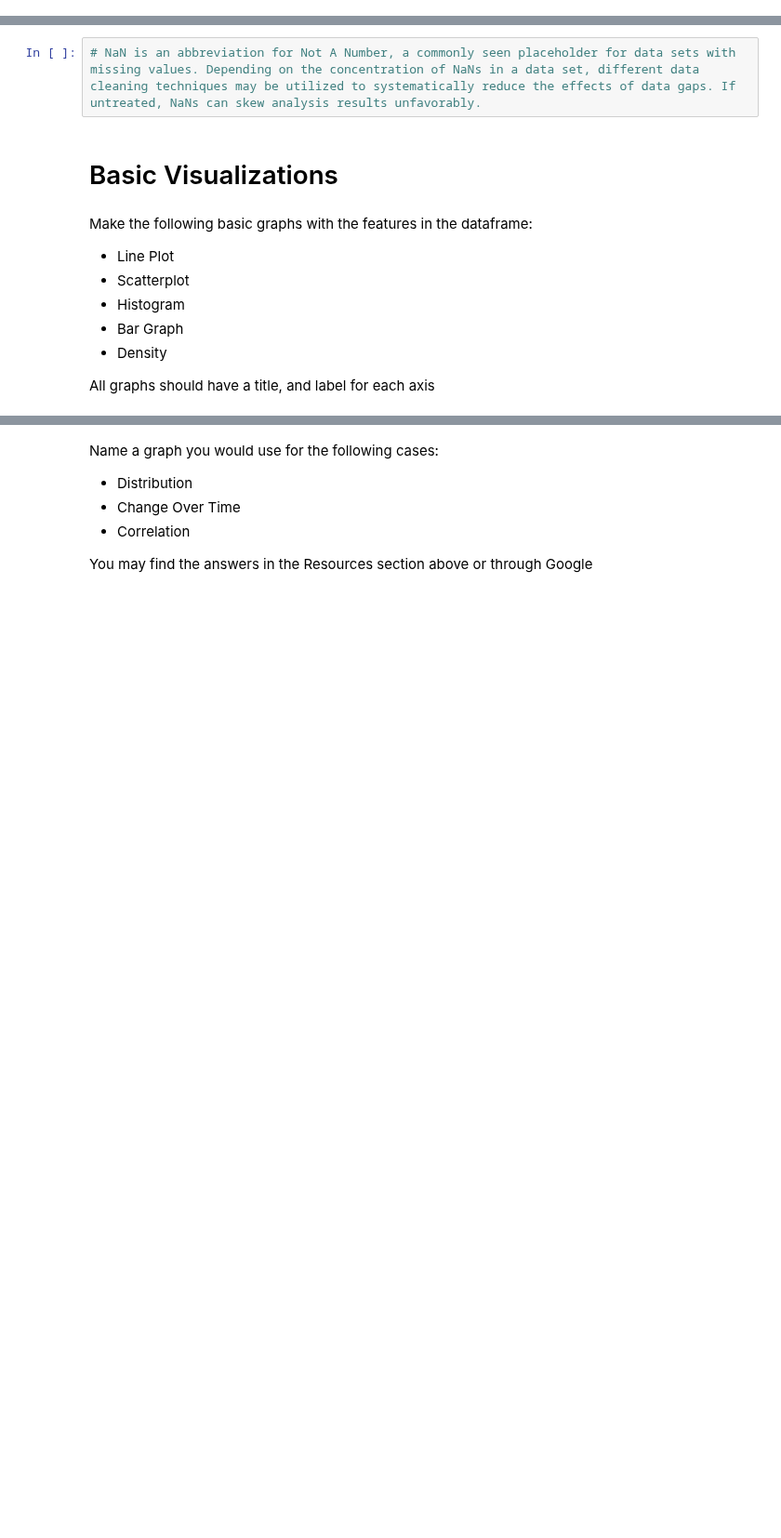
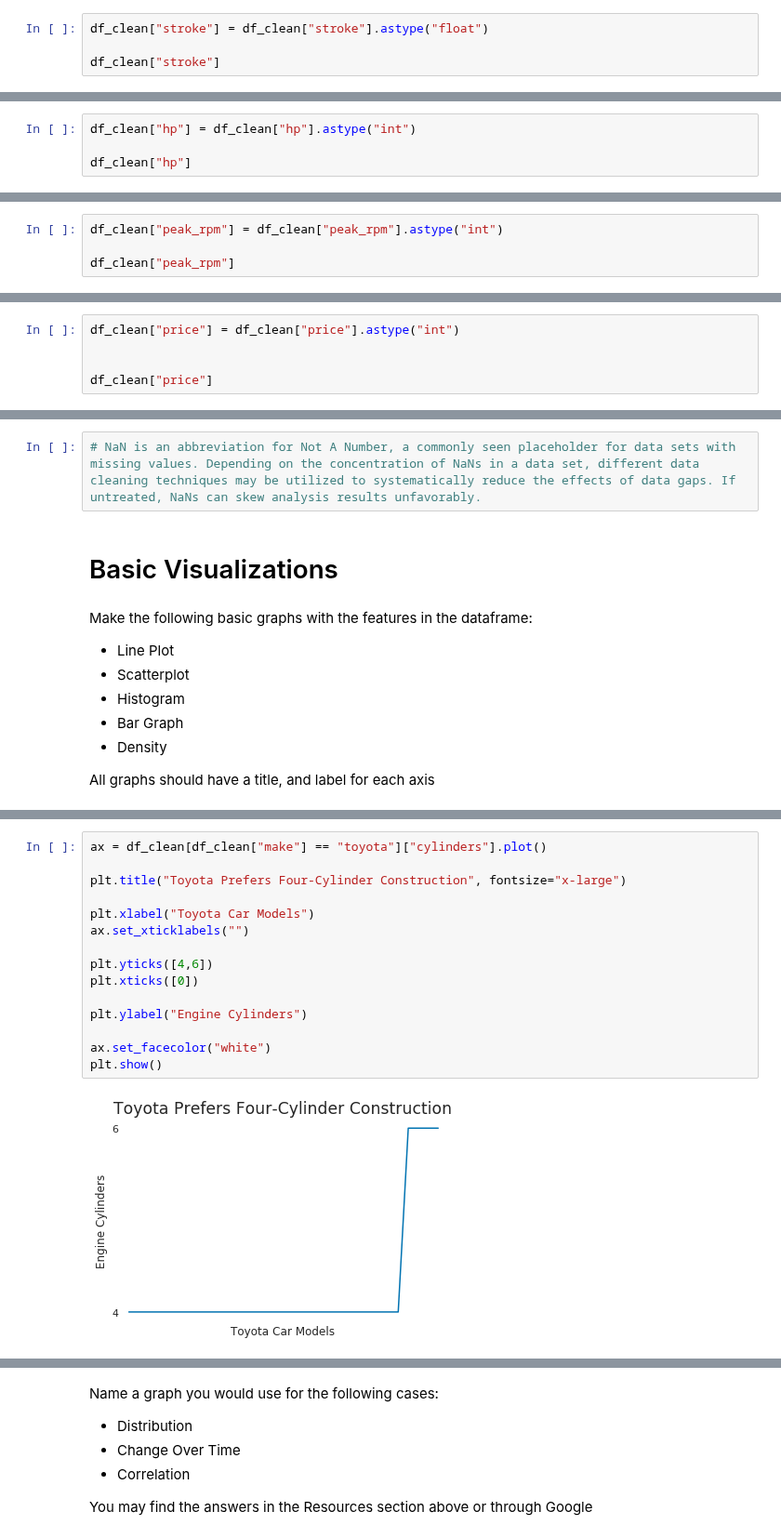
Before and after one commit to bloominstituteoftechnology/DS-Unit-1-Sprint-1-Data-Wrangling-and-Storytelling, a Jupyter notebook: module4-make-explanatory-visualizations/Unit_1_Sprint_1_Data_Wrangling_and_Visualizations_Study_Guide.ipynb, the cells around one changed output, grey strips where cells are left out. Shown at 93% size. Drawn from its saved outputs; the diff is of its cells as text; blank space fills up the shorter version.

```diff
--- a/module4-make-explanatory-visualizations/Unit_1_Sprint_1_Data_Wrangling_and_Visualizations_Study_Guide.ipynb
+++ b/module4-make-explanatory-visualizations/Unit_1_Sprint_1_Data_Wrangling_and_Visualizations_Study_Guide.ipynb
@@ -251,0 +409,4 @@ Name: new_column, Length: 205, dtype: float64
+# %%
+df_clean["stroke"] = df_clean["stroke"].astype("float")
+
+df_clean["stroke"]
@@ -251,0 +461,4 @@ Name: new_column, Length: 205, dtype: float64
+# %%
+df_clean["hp"] = df_clean["hp"].astype("int")
+
+df_clean["hp"]
@@ -251,0 +513,4 @@ Name: new_column, Length: 205, dtype: float64
+# %%
+df_clean["peak_rpm"] = df_clean["peak_rpm"].astype("int")
+
+df_clean["peak_rpm"]
@@ -251,0 +560,5 @@ Name: new_column, Length: 205, dtype: float64
+# %%
+df_clean["price"] = df_clean["price"].astype("int")
+
+
+df_clean["price"]
@@ -270,0 +626,17 @@ All graphs should have a title, and label for each axis
+# %%
+ax = df_clean[df_clean["make"] == "toyota"]["cylinders"].plot()
+
+plt.title("Toyota Prefers Four-Cylinder Construction", fontsize="x-large")
+
+plt.xlabel("Toyota Car Models")
+ax.set_xticklabels("")
+
+plt.yticks([4,6])
+plt.xticks([0])
+
+plt.ylabel("Engine Cylinders")
+
+ax.set_facecolor("white")
+plt.show()
+# %% [output]
+[figure, added]
```
Also changed, not shown: parts of 65 cells of this notebook.
